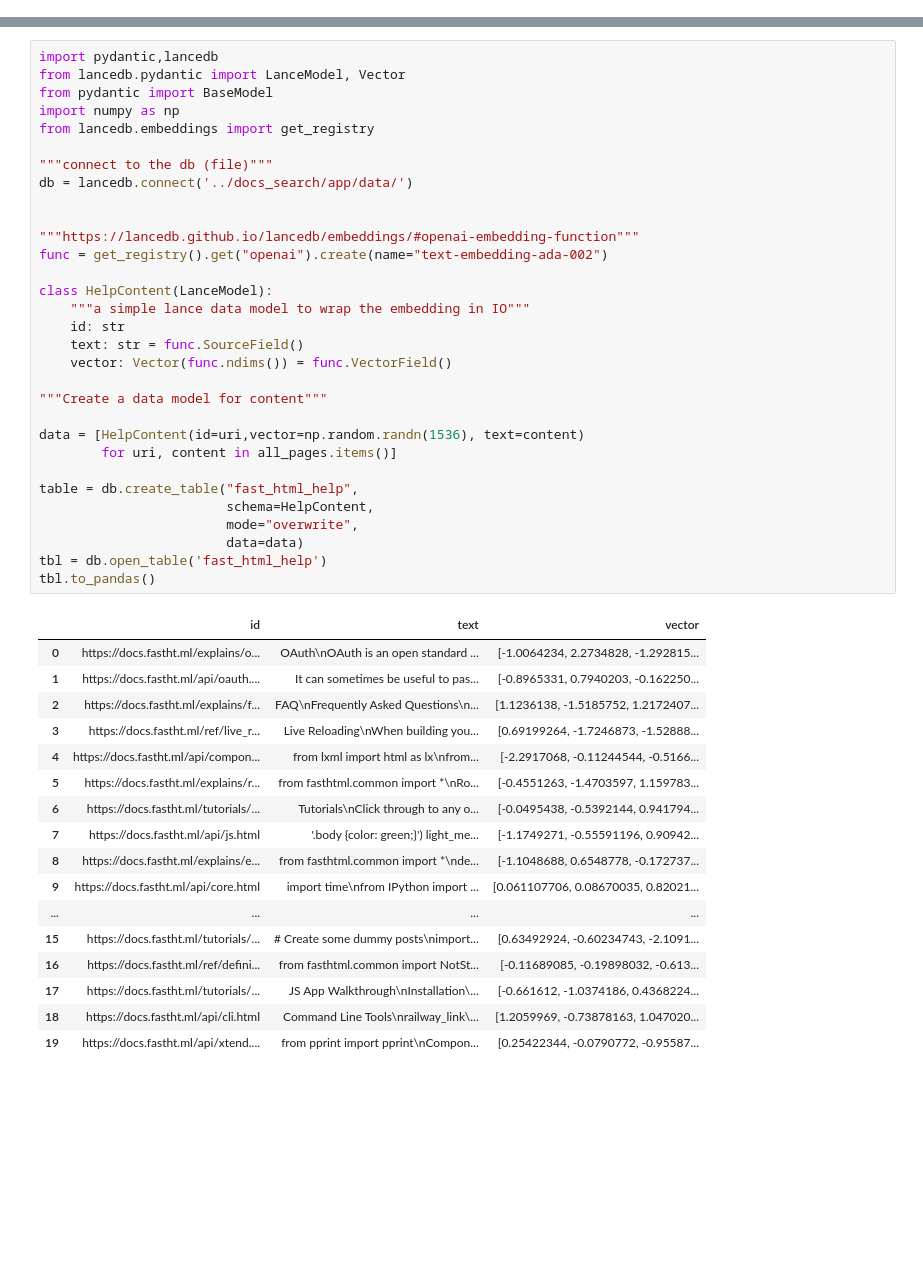
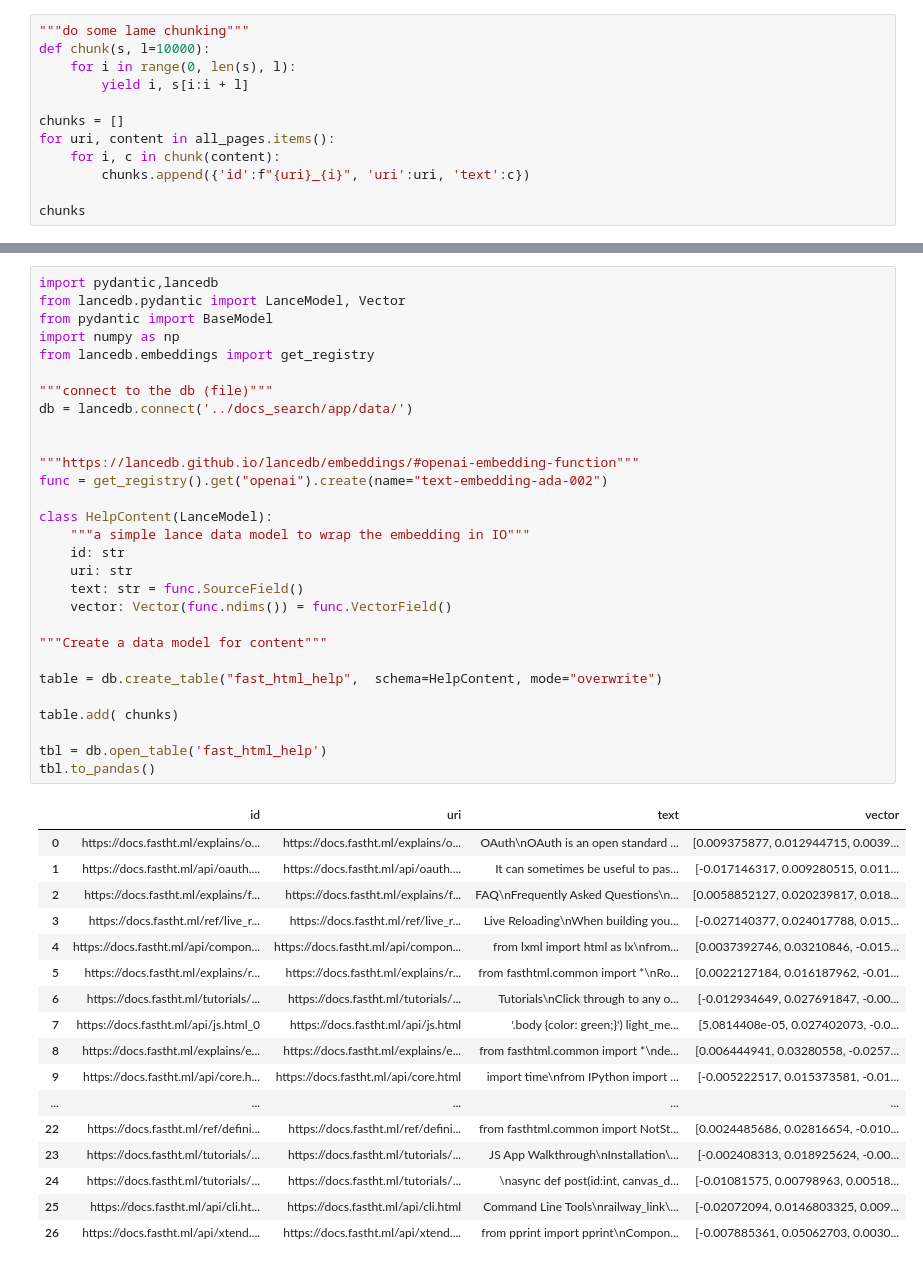
Before and after one commit to mr-saoirse/snippets, a Jupyter notebook: apps/fast_html/docs_search/DataFetch.ipynb, the cells around one changed output, grey strips where cells are left out. Cells and saved outputs as stored; diff of their text form; blank space fills up the shorter version.

Commit message:
add search data and checked agent interface

```diff
--- a/apps/fast_html/docs_search/DataFetch.ipynb
+++ b/apps/fast_html/docs_search/DataFetch.ipynb
@@ -27,0 +50,12 @@ home_content
+# %%
+"""do some lame chunking"""
+def chunk(s, l=10000):
+    for i in range(0, len(s), l):
+        yield i, s[i:i + l]
+
+chunks = []
+for uri, content in all_pages.items():
+    for i, c in chunk(content):
+        chunks.append({'id':f"{uri}_{i}", 'uri':uri, 'text':c})
+
+chunks
@@ -30,49 +82,47 @@ home_content
 # %%
 import pydantic,lancedb
 from lancedb.pydantic import LanceModel, Vector
 from pydantic import BaseModel
 import numpy as np
 from lancedb.embeddings import get_registry
 
 """connect to the db (file)"""
 db = lancedb.connect('../docs_search/app/data/')
 
 
 """https://lancedb.github.io/lancedb/embeddings/#openai-embedding-function"""
 func = get_registry().get("openai").create(name="text-embedding-ada-002")
 
 class HelpContent(LanceModel):
     """a simple lance data model to wrap the embedding in IO"""
     id: str
+    uri: str
     text: str = func.SourceField()
     vector: Vector(func.ndims()) = func.VectorField()
 
 """Create a data model for content"""
 
-data = [HelpContent(id=uri,vector=np.random.randn(1536), text=content)
-        for uri, content in all_pages.items()]
+table = db.create_table("fast_html_help",  schema=HelpContent, mode="overwrite")
 
-table = db.create_table("fast_html_help",
-                        schema=HelpContent,
-                        mode="overwrite",
-                        data=data)
+table.add( chunks)
+
 tbl = db.open_table('fast_html_help')
 tbl.to_pandas()
 # %% [output]
-|  | id | text | vector |
-| 0 | https://docs.fastht.ml/explains/o... | OAuth\nOAuth is an open standard ... | [-1.0064234, 2.2734828, -1.292815... |
-| 1 | https://docs.fastht.ml/api/oauth.... | It can sometimes be useful to pas... | [-0.8965331, 0.7940203, -0.162250... |
-| 2 | https://docs.fastht.ml/explains/f... | FAQ\nFrequently Asked Questions\n... | [1.1236138, -1.5185752, 1.2172407... |
-| 3 | https://docs.fastht.ml/ref/live_r... | Live Reloading\nWhen building you... | [0.69199264, -1.7246873, -1.52888... |
-| 4 | https://docs.fastht.ml/api/compon... | from lxml import html as lx\nfrom... | [-2.2917068, -0.11244544, -0.5166... |
-| 5 | https://docs.fastht.ml/explains/r... | from fasthtml.common import *\nRo... | [-0.4551263, -1.4703597, 1.159783... |
-| 6 | https://docs.fastht.ml/tutorials/... | Tutorials\nClick through to any o... | [-0.0495438, -0.5392144, 0.941794... |
-| 7 | https://docs.fastht.ml/api/js.html | '.body {color: green;}') light_me... | [-1.1749271, -0.55591196, 0.90942... |
-| 8 | https://docs.fastht.ml/explains/e... | from fasthtml.common import *\nde... | [-1.1048688, 0.6548778, -0.172737... |
-| 9 | https://docs.fastht.ml/api/core.html | import time\nfrom IPython import ... | [0.061107706, 0.08670035, 0.82021... |
-| ... | ... | ... | ... |
-| 15 | https://docs.fastht.ml/tutorials/... | # Create some dummy posts\nimport... | [0.63492924, -0.60234743, -2.1091... |
-| 16 | https://docs.fastht.ml/ref/defini... | from fasthtml.common import NotSt... | [-0.11689085, -0.19898032, -0.613... |
-| 17 | https://docs.fastht.ml/tutorials/... | JS App Walkthrough\nInstallation\... | [-0.661612, -1.0374186, 0.4368224... |
-| 18 | https://docs.fastht.ml/api/cli.html | Command Line Tools\nrailway_link\... | [1.2059969, -0.73878163, 1.047020... |
-| 19 | https://docs.fastht.ml/api/xtend.... | from pprint import pprint\nCompon... | [0.25422344, -0.0790772, -0.95587... |
+|  | id | uri | text | vector |
+| 0 | https://docs.fastht.ml/explains/o... | https://docs.fastht.ml/explains/o... | OAuth\nOAuth is an open standard ... | [0.009375877, 0.012944715, 0.0039... |
+| 1 | https://docs.fastht.ml/api/oauth.... | https://docs.fastht.ml/api/oauth.... | It can sometimes be useful to pas... | [-0.017146317, 0.009280515, 0.011... |
+| 2 | https://docs.fastht.ml/explains/f... | https://docs.fastht.ml/explains/f... | FAQ\nFrequently Asked Questions\n... | [0.0058852127, 0.020239817, 0.018... |
+| 3 | https://docs.fastht.ml/ref/live_r... | https://docs.fastht.ml/ref/live_r... | Live Reloading\nWhen building you... | [-0.027140377, 0.024017788, 0.015... |
+| 4 | https://docs.fastht.ml/api/compon... | https://docs.fastht.ml/api/compon... | from lxml import html as lx\nfrom... | [0.0037392746, 0.03210846, -0.015... |
+| 5 | https://docs.fastht.ml/explains/r... | https://docs.fastht.ml/explains/r... | from fasthtml.common import *\nRo... | [0.0022127184, 0.016187962, -0.01... |
+| 6 | https://docs.fastht.ml/tutorials/... | https://docs.fastht.ml/tutorials/... | Tutorials\nClick through to any o... | [-0.012934649, 0.027691847, -0.00... |
+| 7 | https://docs.fastht.ml/api/js.html_0 | https://docs.fastht.ml/api/js.html | '.body {color: green;}') light_me... | [5.0814408e-05, 0.027402073, -0.0... |
+| 8 | https://docs.fastht.ml/explains/e... | https://docs.fastht.ml/explains/e... | from fasthtml.common import *\nde... | [0.006444941, 0.03280558, -0.0257... |
+| 9 | https://docs.fastht.ml/api/core.h... | https://docs.fastht.ml/api/core.html | import time\nfrom IPython import ... | [-0.005222517, 0.015373581, -0.01... |
+| ... | ... | ... | ... | ... |
+| 22 | https://docs.fastht.ml/ref/defini... | https://docs.fastht.ml/ref/defini... | from fasthtml.common import NotSt... | [0.0024485686, 0.02816654, -0.010... |
+| 23 | https://docs.fastht.ml/tutorials/... | https://docs.fastht.ml/tutorials/... | JS App Walkthrough\nInstallation\... | [-0.002408313, 0.018925624, -0.00... |
+| 24 | https://docs.fastht.ml/tutorials/... | https://docs.fastht.ml/tutorials/... | \nasync def post(id:int, canvas_d... | [-0.01081575, 0.00798963, 0.00518... |
+| 25 | https://docs.fastht.ml/api/cli.ht... | https://docs.fastht.ml/api/cli.html | Command Line Tools\nrailway_link\... | [-0.02072094, 0.0146803325, 0.009... |
+| 26 | https://docs.fastht.ml/api/xtend.... | https://docs.fastht.ml/api/xtend.... | from pprint import pprint\nCompon... | [-0.007885361, 0.05062703, 0.0030... |
```
Also changed, not shown: parts of 8 cells of this notebook, 7 other files.
